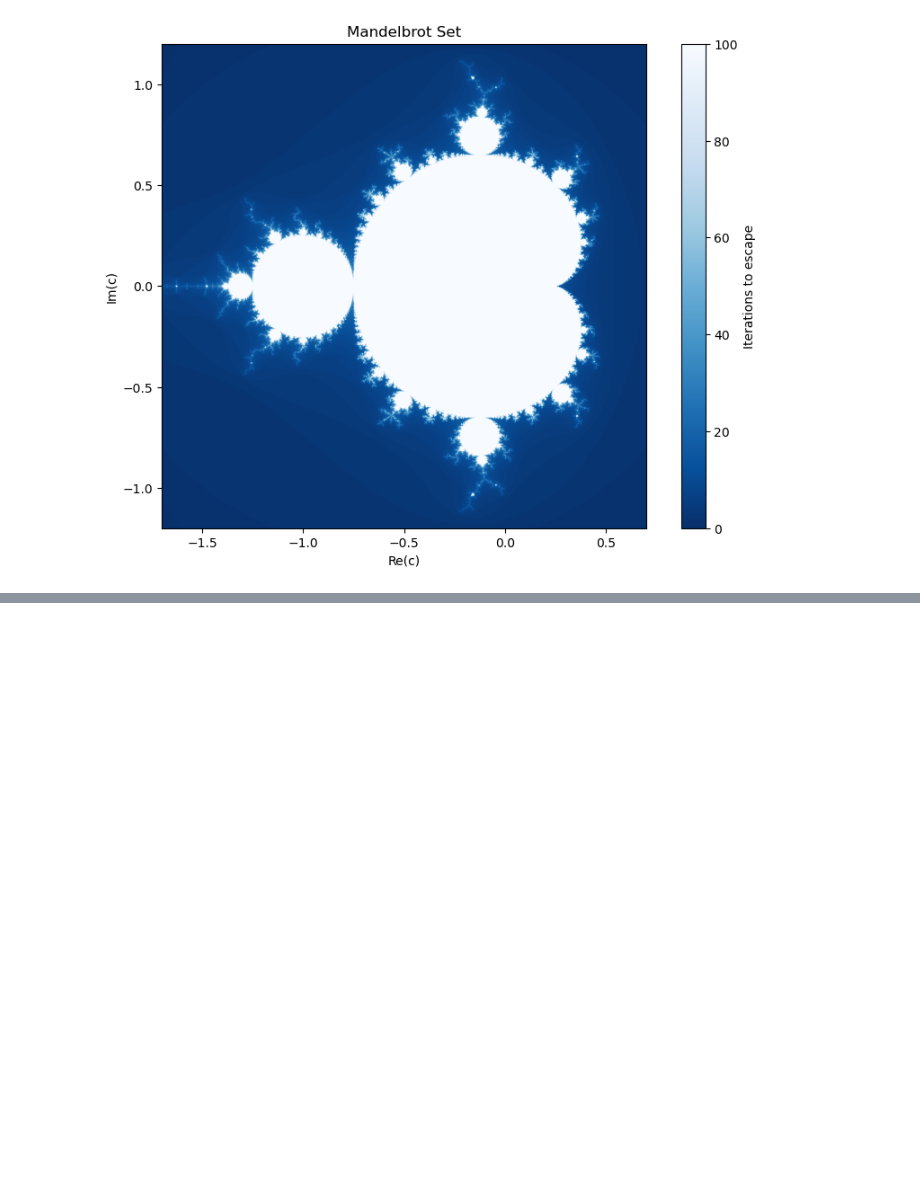
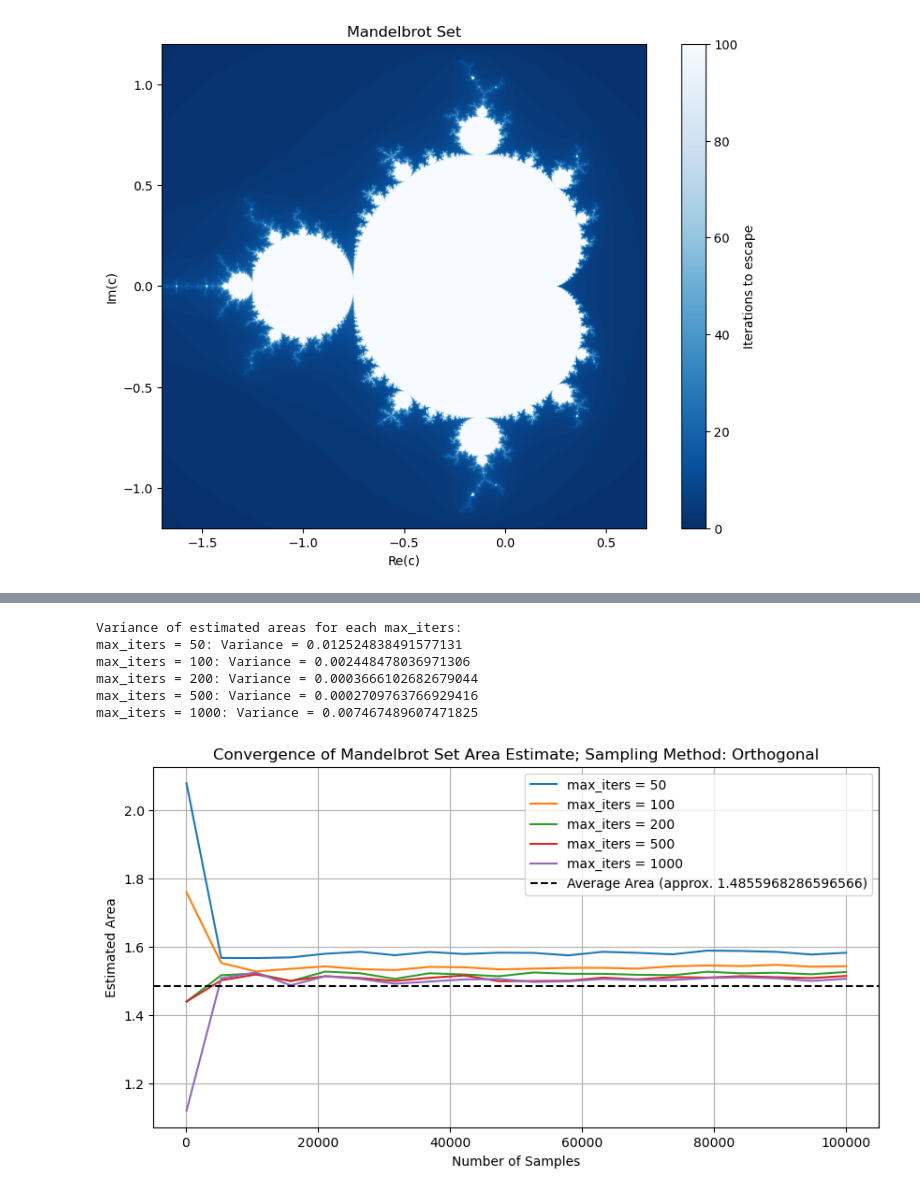
Before and after one commit to magggienn/stoch-sim-mandelbrot, a Jupyter notebook: Zainab's changes/Mandelbrot Analysis.ipynb, the cells around one changed output, grey strips where cells are left out. Drawn from its saved outputs; the diff is of its cells as text; code cells hidden in the pictures; blank space fills up the shorter version.

```diff
--- a/Zainab's changes/Mandelbrot Analysis.ipynb
+++ b/Zainab's changes/Mandelbrot Analysis.ipynb
@@ -106,0 +189,10 @@ plt.show()
+# %%
+plot_areas(x_range, y_range, max_iters_list, n_list, sample_type="Orthogonal")
+# %% [output]
+Variance of estimated areas for each max_iters:
+max_iters = 50: Variance = 0.012524838491577131
+max_iters = 100: Variance = 0.002448478036971306
+max_iters = 200: Variance = 0.0003666102682679044
+max_iters = 500: Variance = 0.0002709763766929416
+max_iters = 1000: Variance = 0.007467489607471825
+[figure, added]
```
Also changed, not shown: parts of 7 cells of this notebook.
